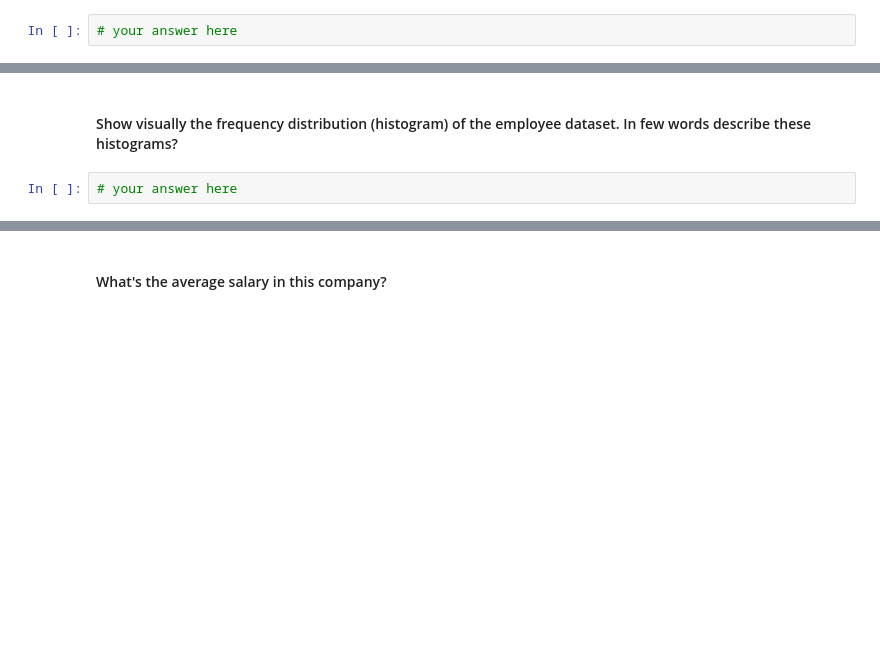
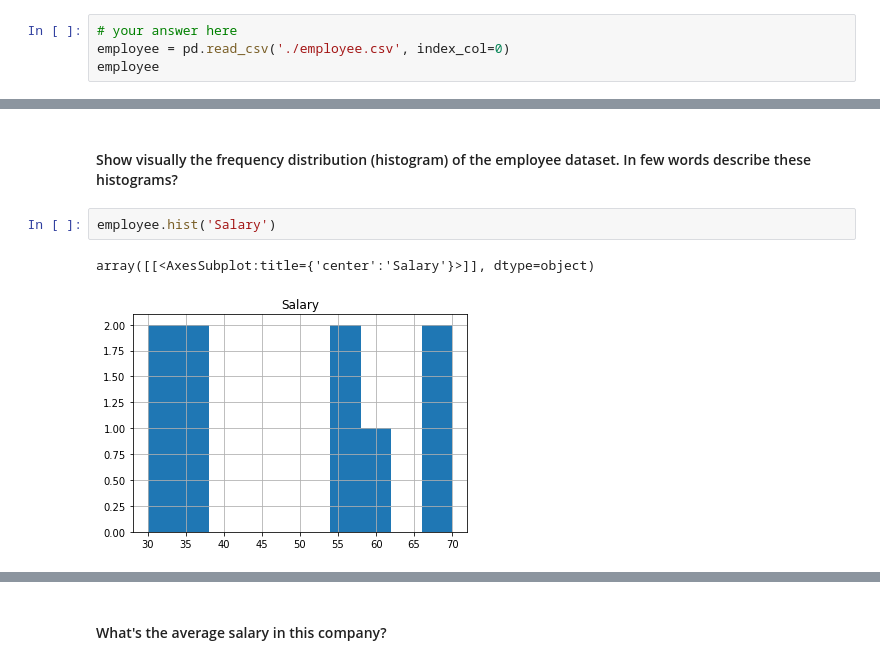
Before and after one commit to XabierArrieta/lab-subsetting-and-descriptive-stats, a Jupyter notebook: your-code/main.ipynb, the cells around one changed output, grey strips where cells are left out. Cells and saved outputs as stored; diff of their text form; blank space fills up the shorter version.

```diff
--- a/your-code/main.ipynb
+++ b/your-code/main.ipynb
@@ -57,3 +138,5 @@
 #### Load the `employee.csv` file into a DataFrame. Call the dataframe `employee`
 # %%
 # your answer here
+employee = pd.read_csv('./employee.csv', index_col=0)
+employee
@@ -64,4 +174,7 @@
 # %% [markdown]
 #### Show visually the frequency distribution (histogram) of the employee dataset. In few words describe these histograms?
-# %%
-# your answer here
+# %%
+employee.hist('Salary')
+# %% [output]
+array([[<AxesSubplot:title={'center':'Salary'}>]], dtype=object)
+[figure, added]
```
Also changed, not shown: parts of 67 cells of this notebook, 1 other file.
